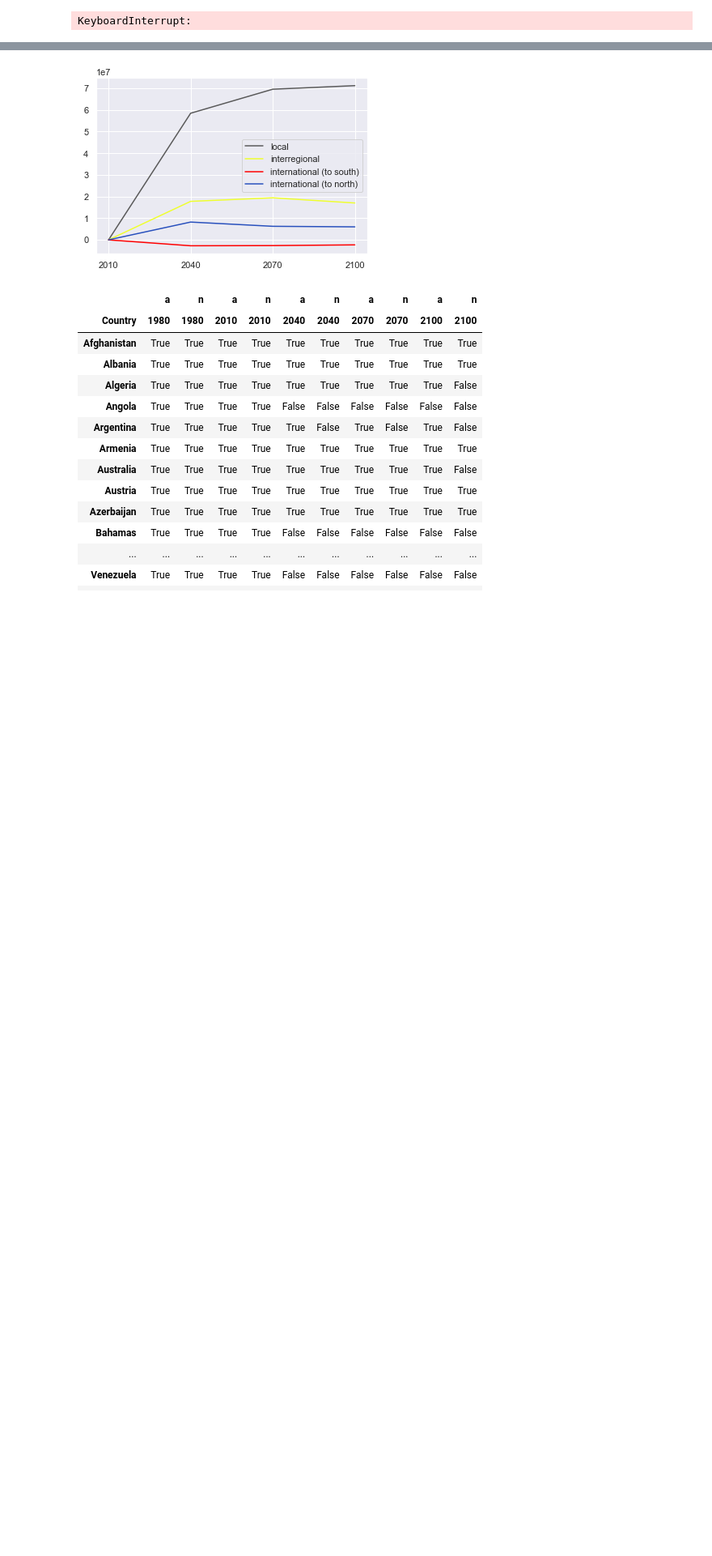
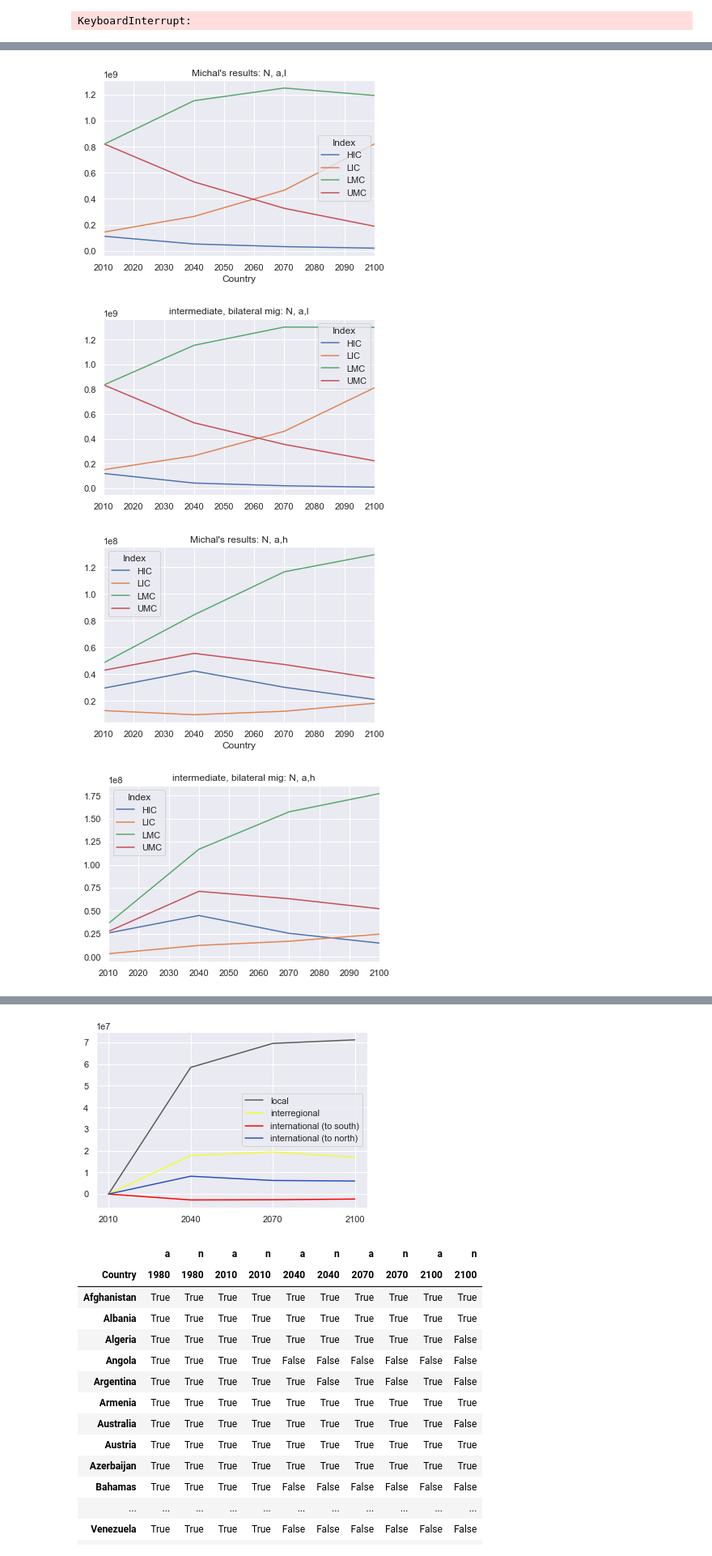
Before and after one commit to hscheewel/GeographyOfClimateMigration, a Jupyter notebook: model.ipynb, the cells around one changed output, grey strips where cells are left out. Shown at 81% size. Cells and saved outputs as stored; diff of their text form; code cells hidden in the pictures; blank space fills up the shorter version.

Commit message:
Change regions to World Bank definition

```diff
--- a/model.ipynb
+++ b/model.ipynb
@@ -73,6 +73,9 @@ class model:
         self.countries = data_i.index
         self.OECD = data_i['OECD'] # OECD indicator
         self.iso = data_i['iso3'] # iso3 Code
+        self.wbregion = data_i['wbregion'] # World Bank region
+        self.income_group = data_i['income_group'] # Income group
+        self.georegion = data_i['georegion'] # Geographical region
         self.Y = data_irt['Y'] # GDP
         self.Γ__n = data_irt['Γ__n'] # high-to-low-skill fertility ratio
         self.Γ__w = data_irt['Γ__w'] # high-to-low-skill wage ratio
@@ -81,12 +84,6 @@ class model:
         self.Mij = data_ijrst['Mij'] # number of emigrants
         self.n = data_irsbt['n']
         self.p = data_irsbt['p']
-
-        url = "https://raw.githubusercontent.com/lukes/ISO-3166-Countries-with-Regional-Codes/master/all/all.csv"
-        s = requests.get(url).content
-        isoregions = pd.read_csv(io.StringIO(s.decode('utf-8')),index_col=['alpha-3'])
-        self.region = self.iso.apply(lambda x: isoregions['region'].loc[x])
-        self.subregion = self.iso.apply(lambda x: isoregions['sub-region'].loc[x])
 
 
         # Climate change damage scenario
@@ -867,6 +864,9 @@ class check:
         self.countries = data_i.index
         self.OECD = data_i['OECD'] # OECD indicator
         self.iso = data_i['iso3'] # iso3 Code
+        self.wbregion = data_i['wbregion'] # World Bank region
+        self.income_group = data_i['income_group'] # Income group
+        self.georegion = data_i['georegion'] # Geographical region
         self.A = data_irt['A'] # total factor productivity
         self.Y = data_irt['Y'] # GDP
         self.ω = data_irt['ω'] # fraction of flooded population
@@ -878,11 +878,6 @@ class check:
         self.n = data_irsbt['n']
         self.p = data_irsbt['p']
 
-        url = "https://raw.githubusercontent.com/lukes/ISO-3166-Countries-with-Regional-Codes/master/all/all.csv"
-        s = requests.get(url).content
-        isoregions = pd.read_csv(io.StringIO(s.decode('utf-8')),index_col=['alpha-3'])
-        self.region = self.iso.apply(lambda x: isoregions['region'].loc[x])
-        self.subregion = self.iso.apply(lambda x: isoregions['sub-region'].loc[x])
 
 
         # Climate change damage scenario
@@ -1223,0 +1226,21 @@ mx = model(name="example", tol=1e-5, scenario='intermediate')
+# %%
+for region in R:
+    for skill in S:
+        for model in [m0,m1]:
+            var = 'N'
+            b = 'd'
+            pop = model.__dict__[var][region][skill]
+            pop.index = pd.Series(pop.index).apply(lambda x: model.__dict__['income_group'][x])
+            pop.index.name = 'Index'
+            pop = pop.reset_index().groupby('Index').sum()
+            if not isinstance(list(pop)[0],int):
+                pop = pop[b]
+            pop = pop.T[pop.T.index <= 2100].T
+            pop.T.plot()
+            plt.title('%s: %s, %s,%s' %(model.name,var,region,skill))
+        plt.show()
+# %% [output]
+[figure, added]
+[figure, added]
+[figure, added]
+[figure, added]
```
Also changed, not shown: parts of 13 cells of this notebook, 2 other files.
